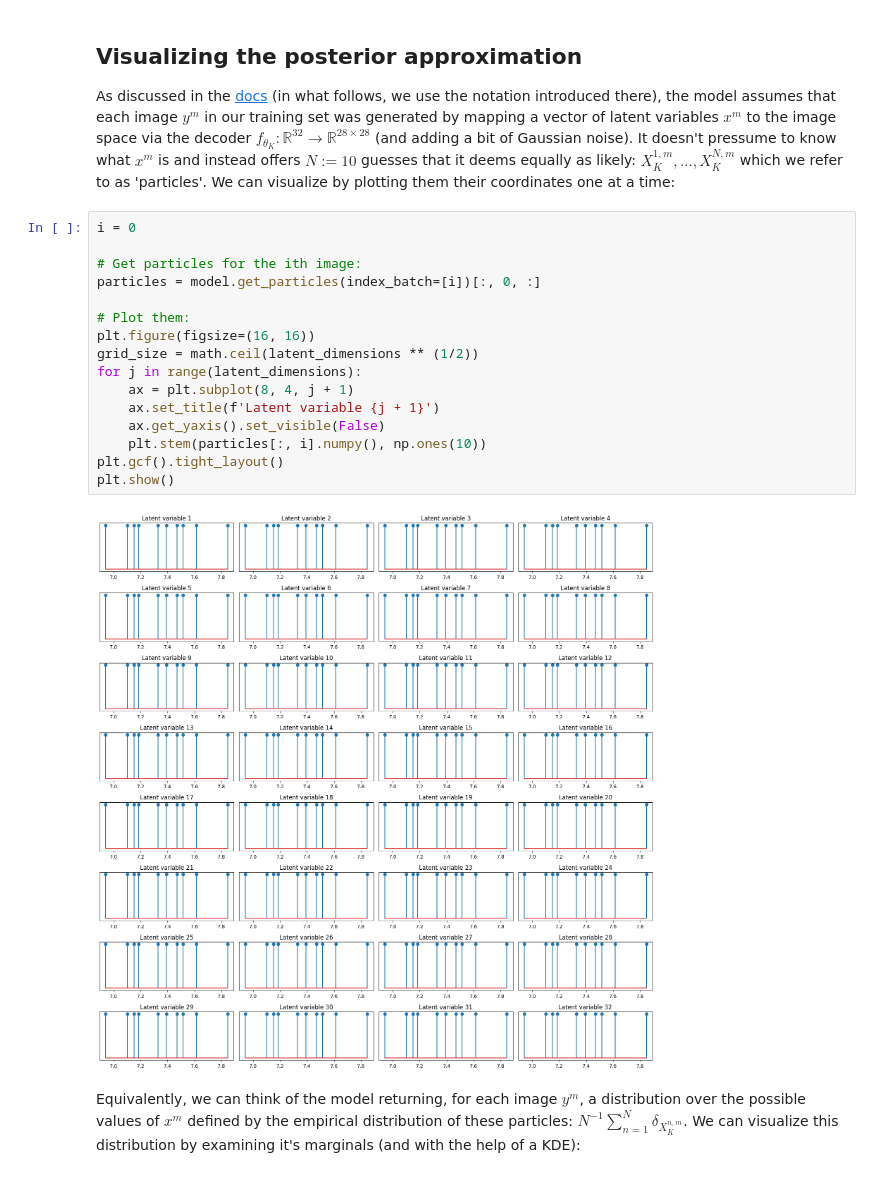
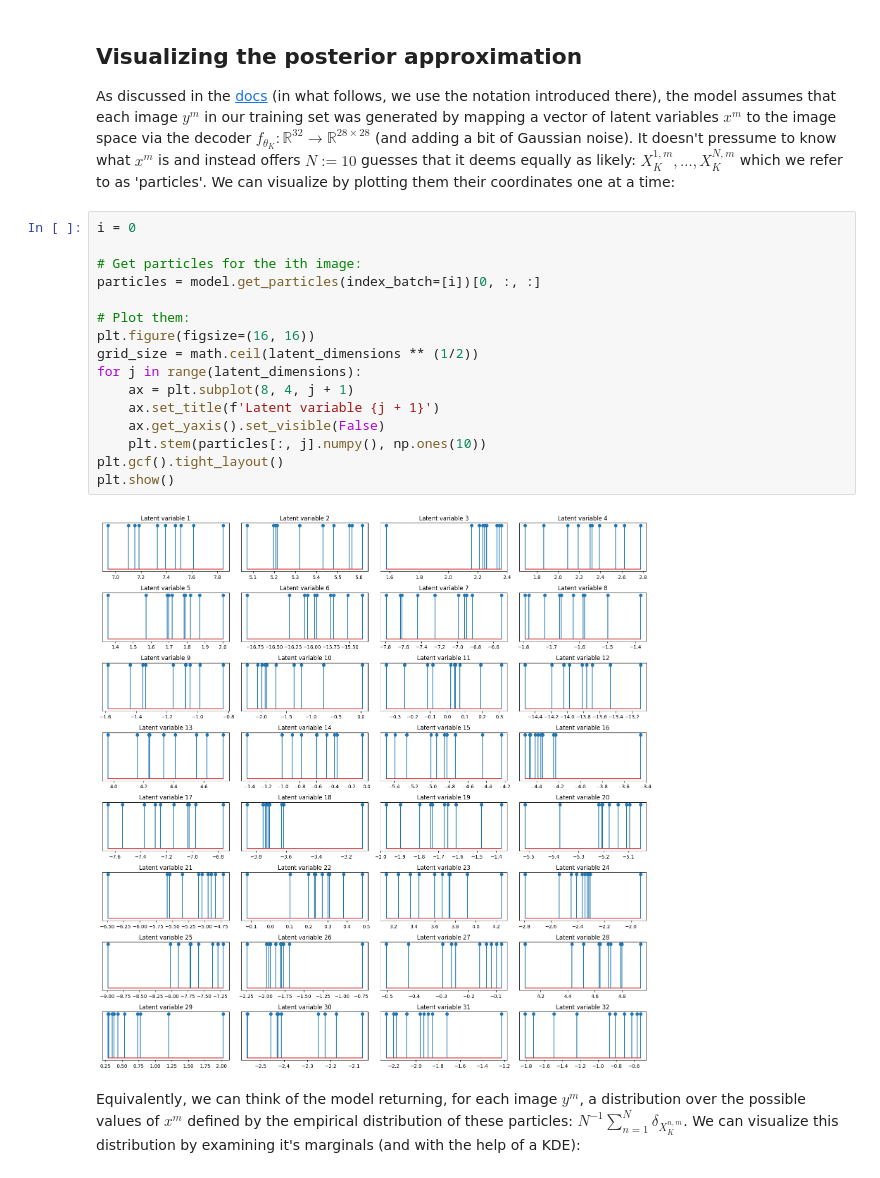
Before and after one commit to juankuntz/LPAE, a Jupyter notebook: notebooks/MNIST_tutorial.ipynb, the cells around one changed output. Drawn from its saved outputs; the diff is of its cells as text.

```diff
--- a/notebooks/MNIST_tutorial.ipynb
+++ b/notebooks/MNIST_tutorial.ipynb
@@ -160,21 +159,21 @@ As discussed in the [docs](https://lpae.readthedocs.io/en/latest/) (in what foll
 # %%
 i = 0
 
 # Get particles for the ith image:
-particles = model.get_particles(index_batch=[i])[:, 0, :]
+particles = model.get_particles(index_batch=[i])[0, :, :]
 
 # Plot them:
 plt.figure(figsize=(16, 16))
 grid_size = math.ceil(latent_dimensions ** (1/2))
 for j in range(latent_dimensions):
     ax = plt.subplot(8, 4, j + 1)
     ax.set_title(f'Latent variable {j + 1}')
     ax.get_yaxis().set_visible(False)
-    plt.stem(particles[:, i].numpy(), np.ones(10))
+    plt.stem(particles[:, j].numpy(), np.ones(10))
 plt.gcf().tight_layout()
 plt.show()
 # %% [output]
-[figure, old version]
+[figure, new version]
 # %% [markdown]
 Equivalently, we can think of the model returning, for each image $y^m$, a distribution over the possible values of $x^m$ defined by the empirical distribution of these particles: $N^{-1}\sum_{n=1}^N\delta_{X_K^{n,m}}$. We can visualize this distribution by examining it's marginals (and with the help of a KDE):
 # %%
```
Also changed, not shown: parts of 10 cells of this notebook, 1 other file.
